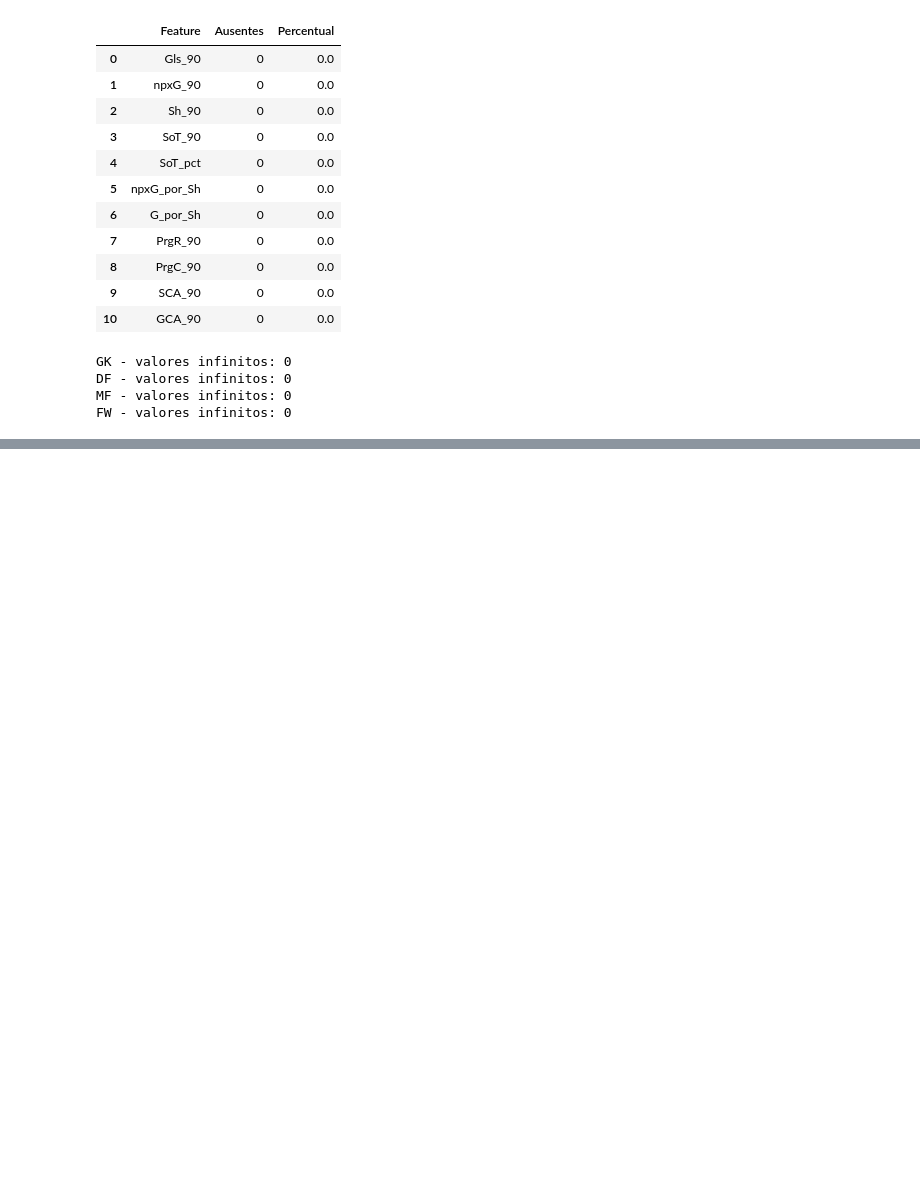
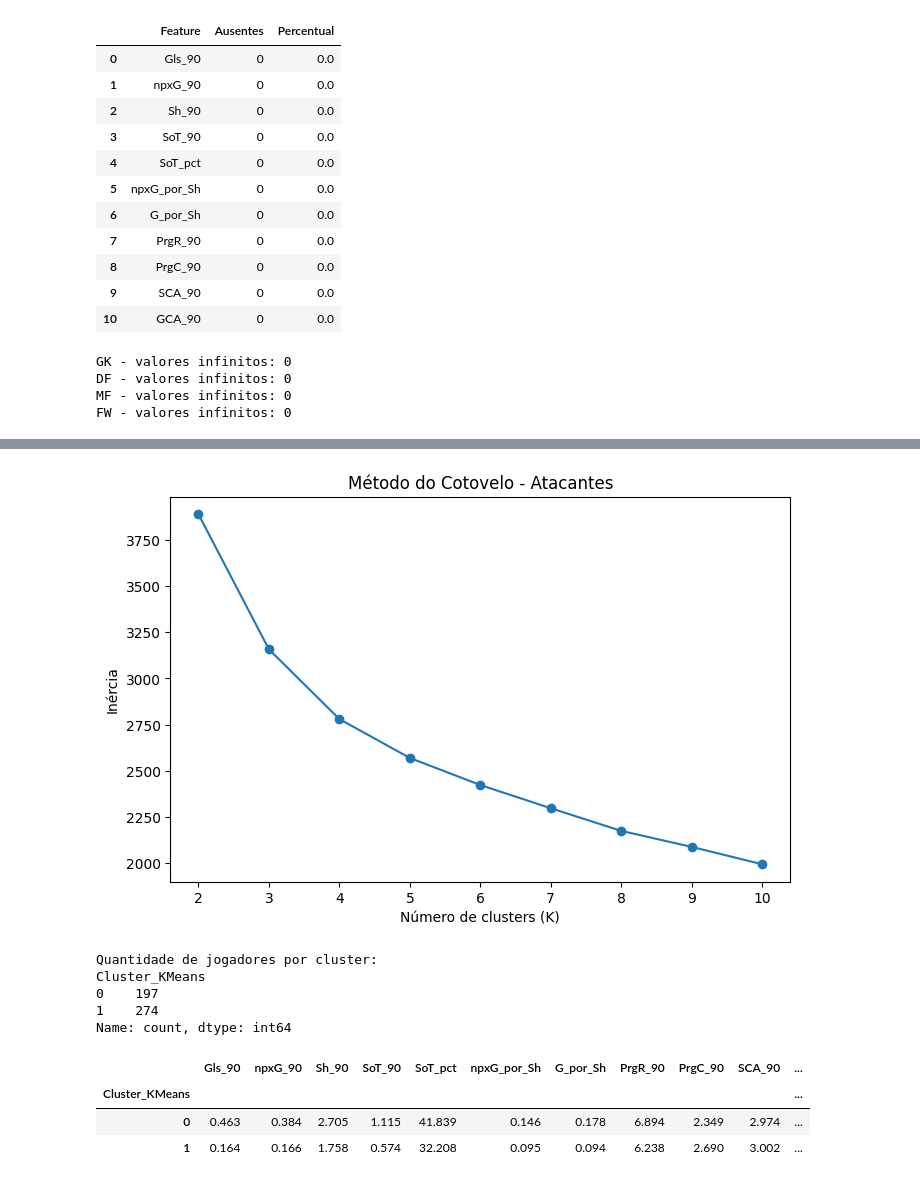
Before and after one commit to bmlogs64/TCC-Futebol-ML, a Jupyter notebook: TCC_Futebol.ipynb, the cells around one changed output, grey strips where cells are left out. Drawn from its saved outputs; the diff is of its cells as text; code cells hidden in the pictures; blank space fills up the shorter version.

Commit message:
Atualiza experimento de modelos e ranking financeiro

```diff
--- a/TCC_Futebol.ipynb
+++ b/TCC_Futebol.ipynb
@@ -3926,0 +4269,66 @@ FW - valores infinitos: 0
+# %%
+plt.figure(figsize=(8, 5))
+
+plt.plot(
+    df_avaliacao_kmeans_fw["k"],
+    df_avaliacao_kmeans_fw["inercia"],
+    marker="o"
+)
+
+plt.xlabel("Número de clusters (K)")
+plt.ylabel("Inércia")
+plt.title(
+    "Método do Cotovelo - Atacantes"
+)
+
+plt.xticks(
+    df_avaliacao_kmeans_fw["k"]
+)
+
+plt.show()
+# %% [output]
+[figure, added]
+# %%
+K_ESCOLHIDO_FW = 2
+
+kmeans_fw = KMeans(
+    n_clusters=K_ESCOLHIDO_FW,
+    random_state=42,
+    n_init=20
+)
+
+df_fw_experimento["Cluster_KMeans"] = (
+    kmeans_fw.fit_predict(X_fw)
+)
+
+print(
+    "Quantidade de jogadores por cluster:"
+)
+
+print(
+    df_fw_experimento[
+        "Cluster_KMeans"
+    ].value_counts().sort_index()
+)
+# %% [output]
+Quantidade de jogadores por cluster:
+Cluster_KMeans
+0    197
+1    274
+Name: count, dtype: int64
+# %%
+perfil_clusters_fw = (
+    df_fw_experimento
+    .groupby("Cluster_KMeans")[
+        features_fw
+    ]
+    .mean()
+    .round(3)
+)
+
+perfil_clusters_fw
+# %% [output]
+|  | Gls_90 | npxG_90 | Sh_90 | SoT_90 | SoT_pct | npxG_por_Sh | G_por_Sh | PrgR_90 | PrgC_90 | SCA_90 | ... |
+| Cluster_KMeans |  |  |  |  |  |  |  |  |  |  | ... |
+| 0 | 0.463 | 0.384 | 2.705 | 1.115 | 41.839 | 0.146 | 0.178 | 6.894 | 2.349 | 2.974 | ... |
+| 1 | 0.164 | 0.166 | 1.758 | 0.574 | 32.208 | 0.095 | 0.094 | 6.238 | 2.690 | 3.002 | ... |
```
Also changed, not shown: parts of 93 cells of this notebook.
